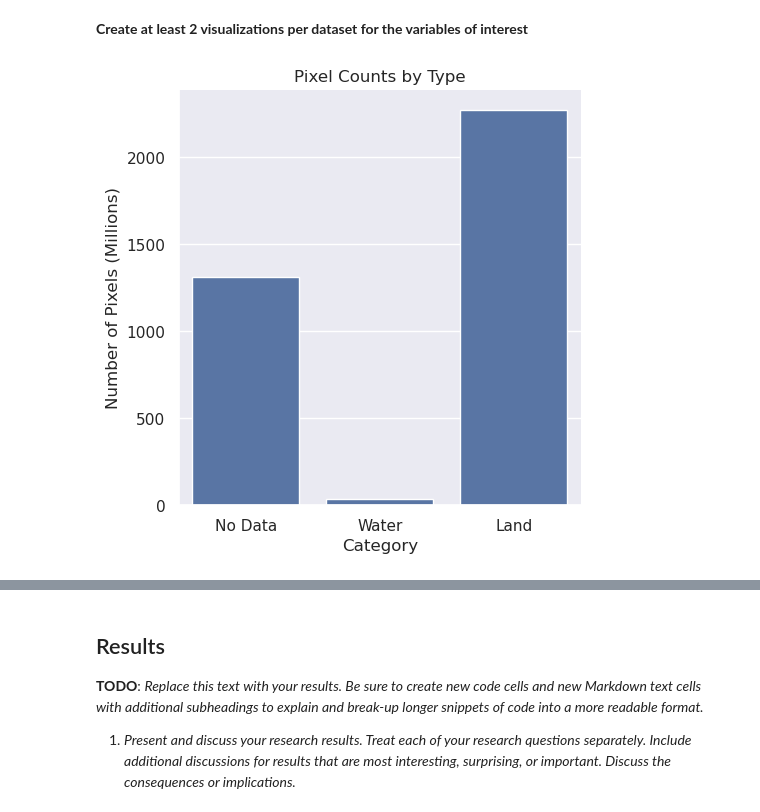
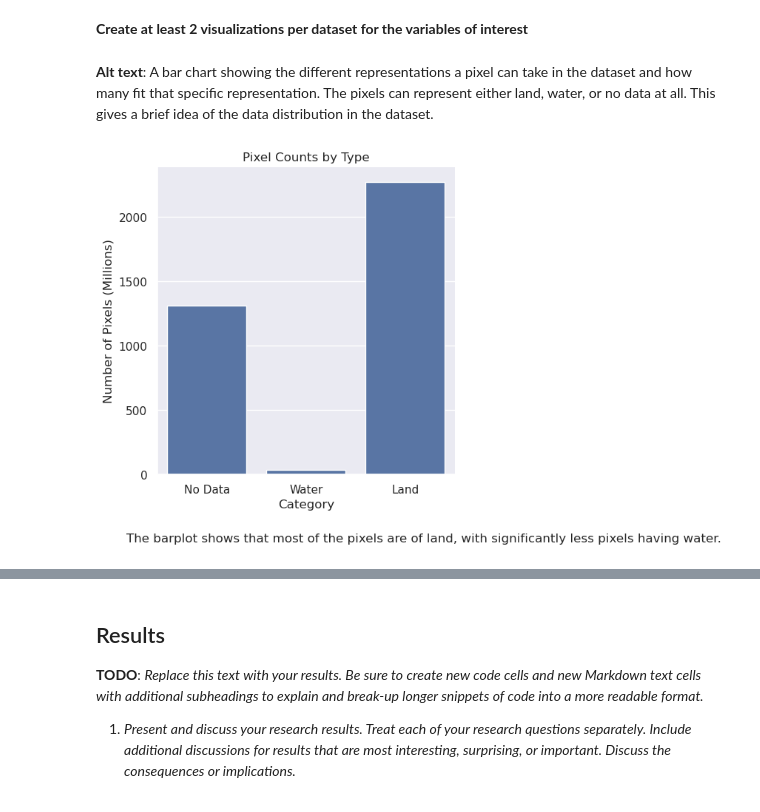
Before and after one commit to NarenRamakrishnan/Machine-Learning-Techniques-for-Flood-Extent-Detection, a Jupyter notebook: project.ipynb, the cells around one changed output, grey strips where cells are left out. Drawn from its saved outputs; the diff is of its cells as text; code cells hidden in the pictures.

```diff
--- a/project.ipynb
+++ b/project.ipynb
@@ -426,22 +442,21 @@ Percentage of pixels with land data:62.760313495202645%
 import seaborn as sns
 import pandas as pd
 sns.set_theme()
+# %% [markdown]
+**Alt text**: A bar chart showing the different representations a pixel can take in the dataset and how many fit that specific representation. The pixels can represent either land, water, or no data at all. This gives a brief idea of the data distribution in the dataset.
 # %%
-
-
 data = pd.DataFrame({
     'Category': ['No Data', 'Water', 'Land'],
-    'Pixel Count (Millions)': [1313288905/1e6, 35734405/1e6, 2273518759/1e6]
+    'Pixel Count(Millions)': [1313288905/1e6, 35734405/1e6, 2273518759/1e6]
 })
-
 graph = sns.catplot(
     data=data,
     x='Category',
     y='Pixel Count(Millions)',
     kind='bar'
 )
-
 graph.set(title='Pixel Counts by Type', xlabel='Category', ylabel="Number of Pixels (Millions)")
+plt.figtext(0.1,-0.05, "The barplot shows that most of the pixels are of land, with significantly less pixels having water.")
 plt.show()
 # %% [output]
-[figure, old version]
+[figure, new version]
```
Also changed, not shown: parts of 19 cells of this notebook.
